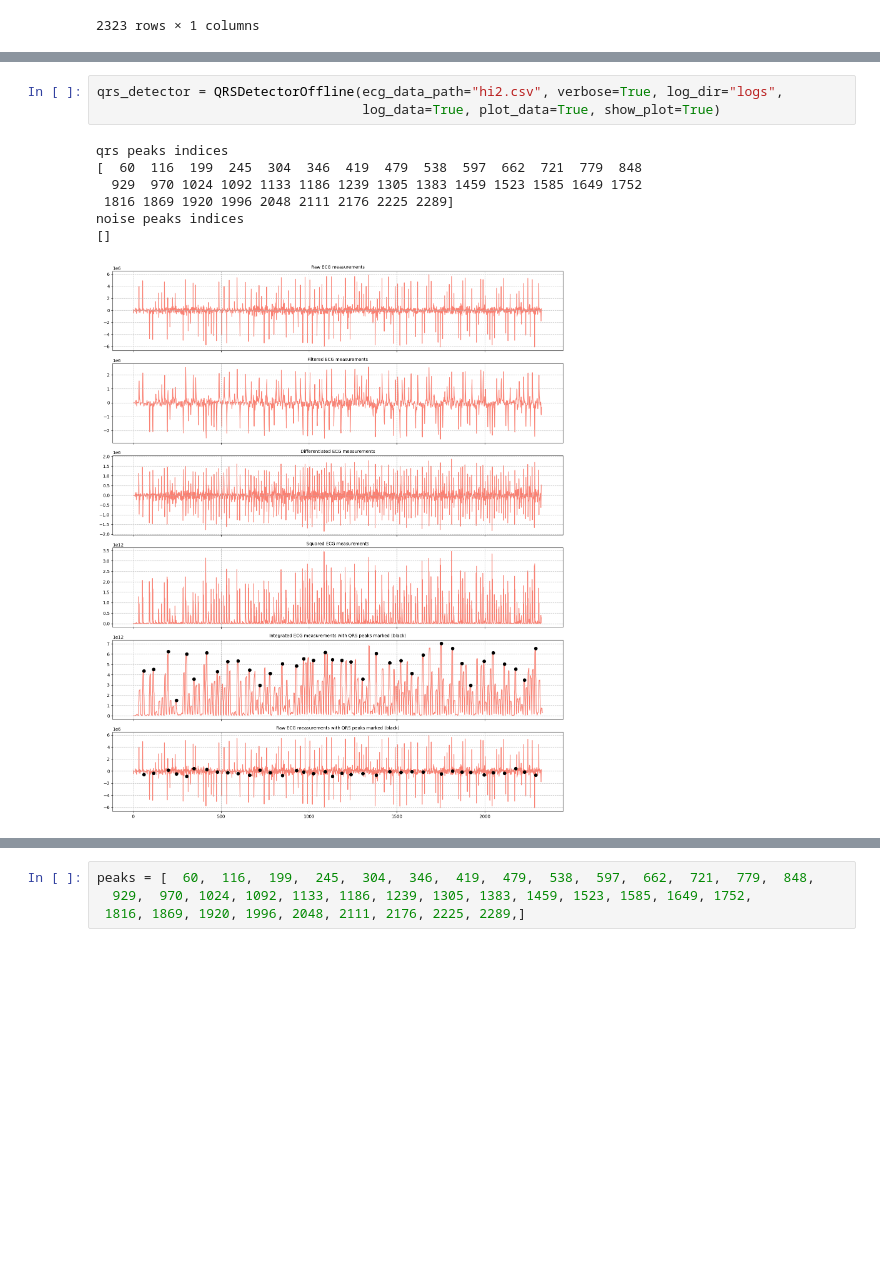
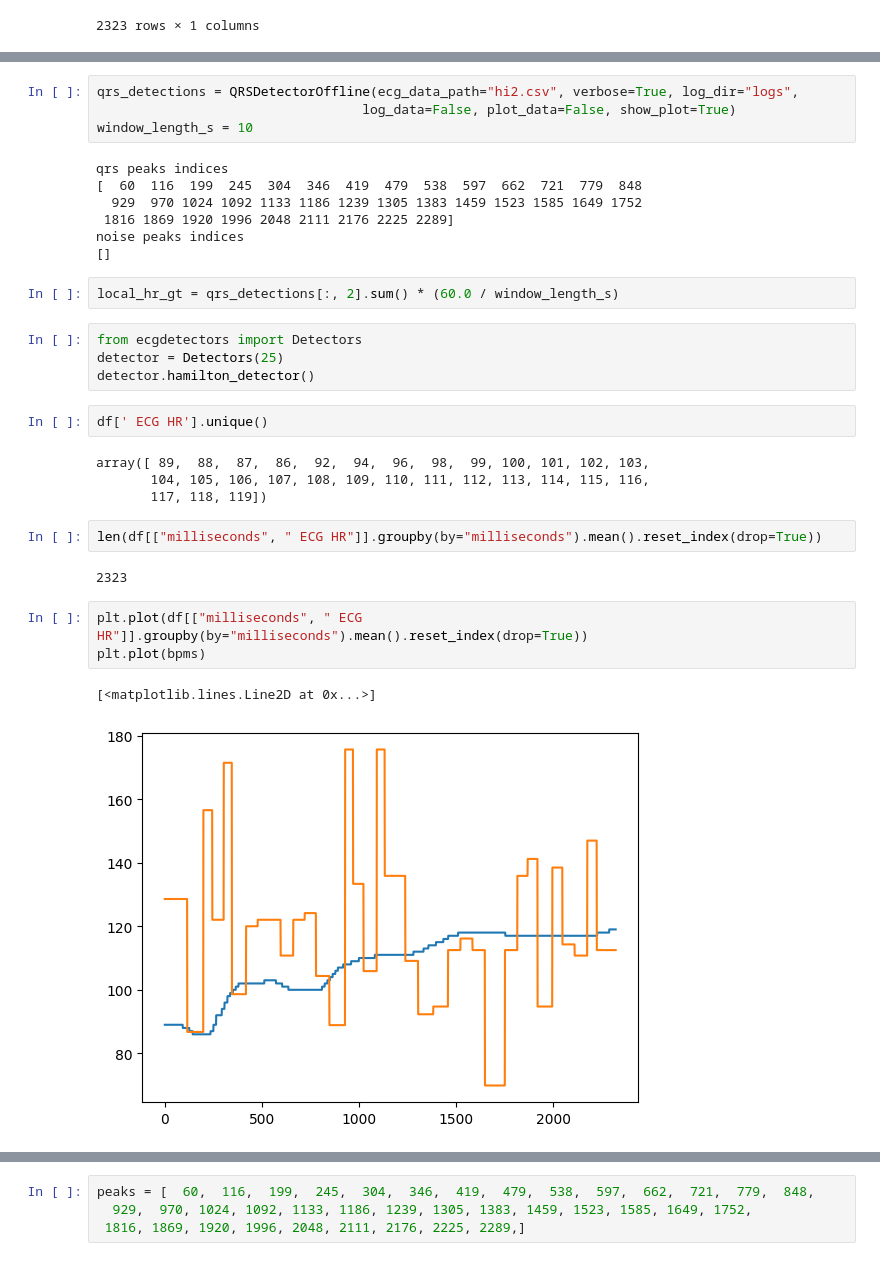
Before and after one commit to s180820/Eulerian_Magnificaiton, a Jupyter notebook: Code/Dev_notebooks/new_test.ipynb, the cells around one changed output, grey strips where cells are left out. Drawn from its saved outputs; the diff is of its cells as text; blank space fills up the shorter version.

```diff
--- a/Code/Dev_notebooks/new_test.ipynb
+++ b/Code/Dev_notebooks/new_test.ipynb
@@ -49,6 +53,7 @@ signal
 # %%
-qrs_detector = QRSDetectorOffline(ecg_data_path="hi2.csv", verbose=True, log_dir="logs",
-                                  log_data=True, plot_data=True, show_plot=True)
+qrs_detections = QRSDetectorOffline(ecg_data_path="hi2.csv", verbose=True, log_dir="logs",
+                                  log_data=False, plot_data=False, show_plot=True)
+window_length_s = 10
 # %% [output]
 qrs peaks indices
 [  60  116  199  245  304  346  419  479  538  597  662  721  779  848
@@ -56,4 +61,25 @@ qrs peaks indices
  1816 1869 1920 1996 2048 2111 2176 2225 2289]
 noise peaks indices
 []
-[figure, removed]
+# %%
+local_hr_gt = qrs_detections[:, 2].sum() * (60.0 / window_length_s)
+# %%
+from ecgdetectors import Detectors
+detector = Detectors(25)
+detector.hamilton_detector()
+# %%
+df[' ECG HR'].unique()
+# %% [output]
+array([ 89,  88,  87,  86,  92,  94,  96,  98,  99, 100, 101, 102, 103,
+       104, 105, 106, 107, 108, 109, 110, 111, 112, 113, 114, 115, 116,
+       117, 118, 119])
+# %%
+len(df[["milliseconds", " ECG HR"]].groupby(by="milliseconds").mean().reset_index(drop=True))
+# %% [output]
+2323
+# %%
+plt.plot(df[["milliseconds", " ECG HR"]].groupby(by="milliseconds").mean().reset_index(drop=True))
+plt.plot(bpms)
+# %% [output]
+[<matplotlib.lines.Line2D at 0x...>]
+[figure, added]
```
Also changed, not shown: parts of 14 cells of this notebook, 4 other files.
